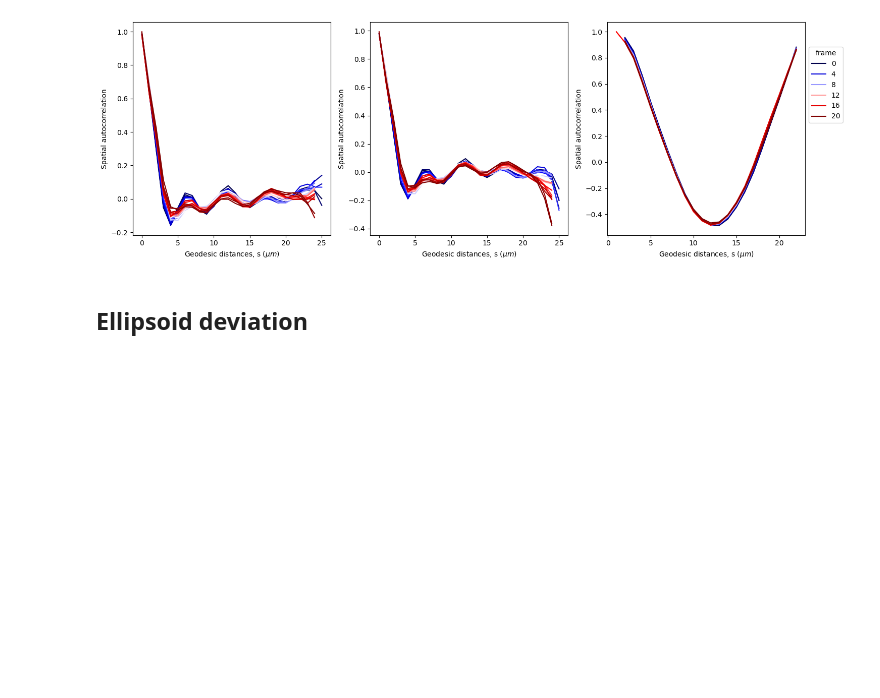
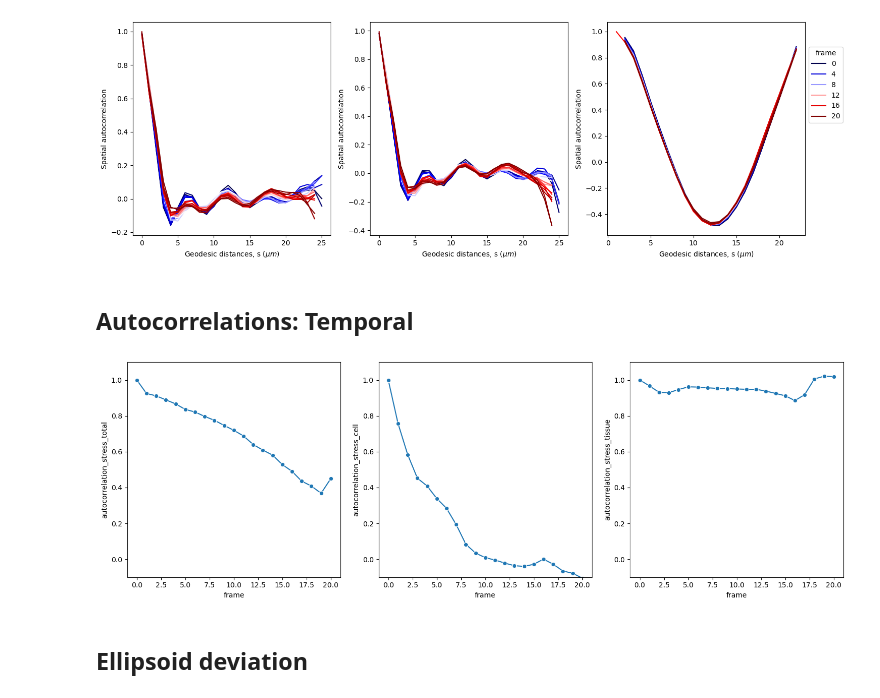
Before and after one commit to campaslab/napari-stress, a Jupyter notebook: docs/02_toolboxes/03_analyze_everything/demo_analyze_everything.ipynb, the cells around one changed output. Saved outputs shown, nothing was run; the diff lists cells and outputs as text; code cells hidden in the pictures; blank space fills up the shorter version.

Commit message:
Added temporal autocorrelations to analyze_everything

```diff
--- a/docs/02_toolboxes/03_analyze_everything/demo_analyze_everything.ipynb
+++ b/docs/02_toolboxes/03_analyze_everything/demo_analyze_everything.ipynb
@@ -382,0 +379,2 @@ c = measurements.temporal_autocorrelation(df_cell_stress, feature='anisotropic_s
+# %% [markdown]
+## Autocorrelations: Temporal
@@ -383,3 +384,19 @@ c = measurements.temporal_autocorrelation(df_cell_stress, feature='anisotropic_s
+# %%
+df_over_time['autocorrelation_stress_total'] = measurements.temporal_autocorrelation(df_total_stress, 'anisotropic_stress_total_radial')
+df_over_time['autocorrelation_stress_cell'] = measurements.temporal_autocorrelation(df_total_stress, 'anisotropic_stress_cell')
+df_over_time['autocorrelation_stress_tissue'] = measurements.temporal_autocorrelation(df_tissue_stress, 'anisotropic_stress_tissue')
+# %%
+fig, axes = plt.subplots(ncols=3, figsize=(15,5))
+sns.lineplot(data=df_over_time, x='frame', y='autocorrelation_stress_total', marker='o', ax=axes[0])
+sns.lineplot(data=df_over_time, x='frame', y='autocorrelation_stress_cell', marker='o', ax=axes[1])
+sns.lineplot(data=df_over_time, x='frame', y='autocorrelation_stress_tissue', marker='o', ax=axes[2])
+fig.tight_layout()
+
+for ax in axes:
+    ax.set_ylim(-0.1, 1.1)
+    ax.grid()
+# %% [output]
+[figure, added]
 # %% [markdown]
 ## Ellipsoid deviation
 # %%
```
Also changed, not shown: parts of 11 cells of this notebook.
